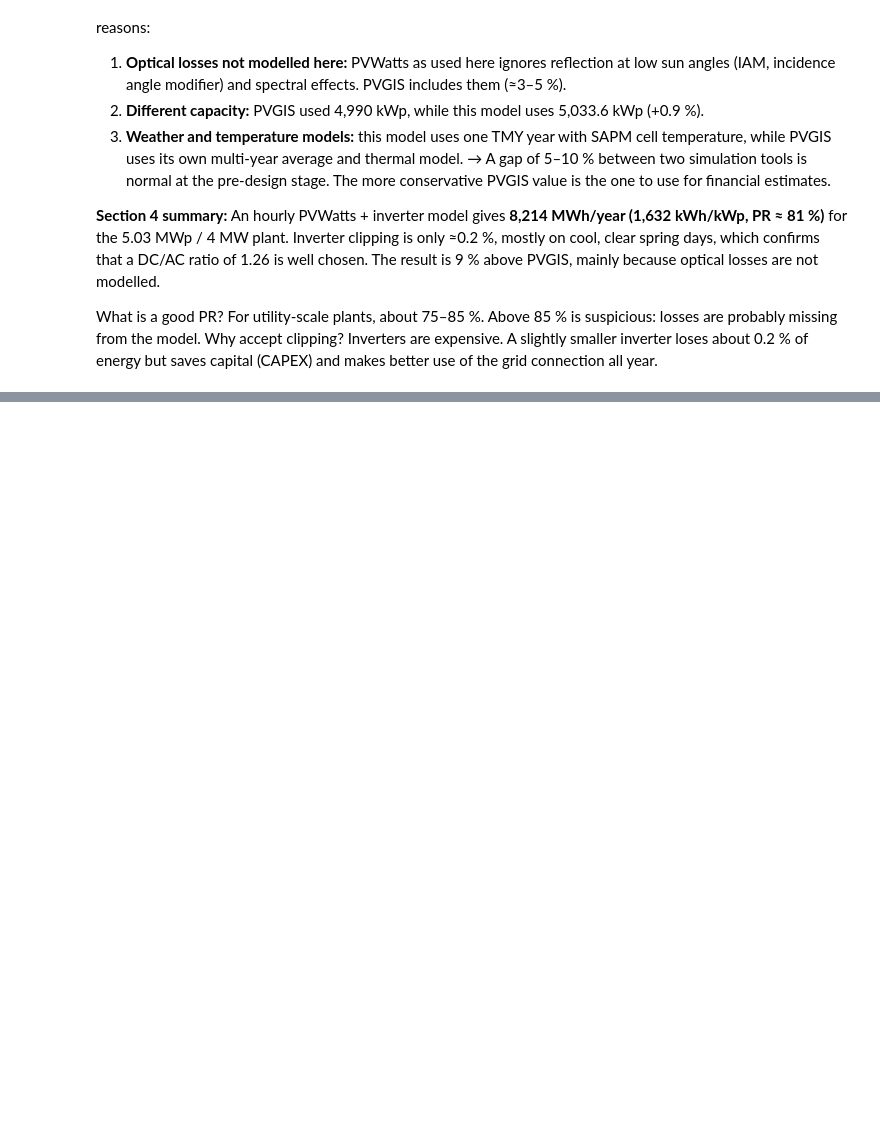
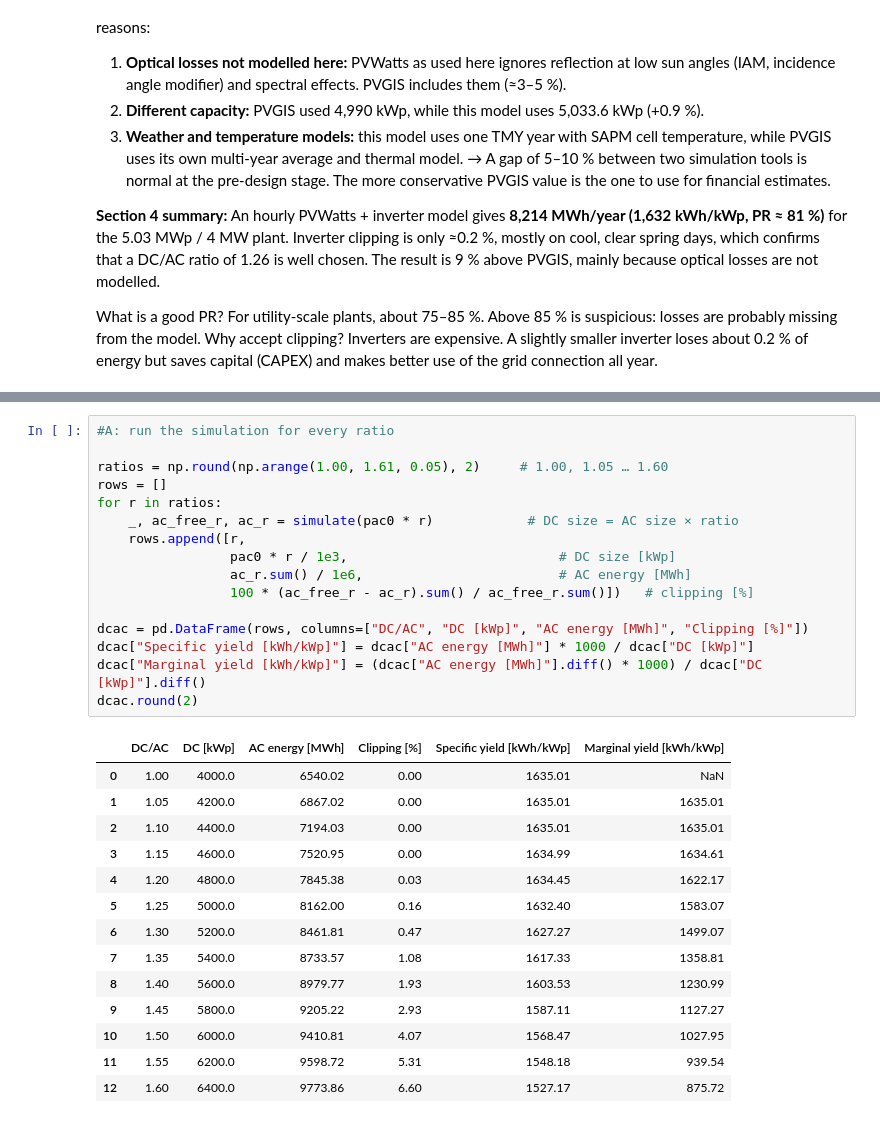
Before and after one commit to maduakordavid01-ui/solar-pv-python, a Jupyter notebook: 01_my_pv_simulation.ipynb, the cells around one changed output, grey strips where cells are left out. Drawn from its saved outputs; the diff is of its cells as text; blank space fills up the shorter version.

```diff
--- a/01_my_pv_simulation.ipynb
+++ b/01_my_pv_simulation.ipynb
@@ -473,0 +479,31 @@ Why accept clipping? Inverters are expensive. A slightly smaller inverter loses
+# %%
+#A: run the simulation for every ratio
+
+ratios = np.round(np.arange(1.00, 1.61, 0.05), 2)     # 1.00, 1.05 … 1.60
+rows = []
+for r in ratios:
+    _, ac_free_r, ac_r = simulate(pac0 * r)            # DC size = AC size × ratio
+    rows.append([r,
+                 pac0 * r / 1e3,                           # DC size [kWp]
+                 ac_r.sum() / 1e6,                         # AC energy [MWh]
+                 100 * (ac_free_r - ac_r).sum() / ac_free_r.sum()])   # clipping [%]
+
+dcac = pd.DataFrame(rows, columns=["DC/AC", "DC [kWp]", "AC energy [MWh]", "Clipping [%]"])
+dcac["Specific yield [kWh/kWp]"] = dcac["AC energy [MWh]"] * 1000 / dcac["DC [kWp]"]
+dcac["Marginal yield [kWh/kWp]"] = (dcac["AC energy [MWh]"].diff() * 1000) / dcac["DC [kWp]"].diff()
+dcac.round(2)
+# %% [output]
+|  | DC/AC | DC [kWp] | AC energy [MWh] | Clipping [%] | Specific yield [kWh/kWp] | Marginal yield [kWh/kWp] |
+| 0 | 1.00 | 4000.0 | 6540.02 | 0.00 | 1635.01 | NaN |
+| 1 | 1.05 | 4200.0 | 6867.02 | 0.00 | 1635.01 | 1635.01 |
+| 2 | 1.10 | 4400.0 | 7194.03 | 0.00 | 1635.01 | 1635.01 |
+| 3 | 1.15 | 4600.0 | 7520.95 | 0.00 | 1634.99 | 1634.61 |
+| 4 | 1.20 | 4800.0 | 7845.38 | 0.03 | 1634.45 | 1622.17 |
+| 5 | 1.25 | 5000.0 | 8162.00 | 0.16 | 1632.40 | 1583.07 |
+| 6 | 1.30 | 5200.0 | 8461.81 | 0.47 | 1627.27 | 1499.07 |
+| 7 | 1.35 | 5400.0 | 8733.57 | 1.08 | 1617.33 | 1358.81 |
+| 8 | 1.40 | 5600.0 | 8979.77 | 1.93 | 1603.53 | 1230.99 |
+| 9 | 1.45 | 5800.0 | 9205.22 | 2.93 | 1587.11 | 1127.27 |
+| 10 | 1.50 | 6000.0 | 9410.81 | 4.07 | 1568.47 | 1027.95 |
+| 11 | 1.55 | 6200.0 | 9598.72 | 5.31 | 1548.18 | 939.54 |
+| 12 | 1.60 | 6400.0 | 9773.86 | 6.60 | 1527.17 | 875.72 |
```
Also changed, not shown: parts of 4 cells of this notebook.
